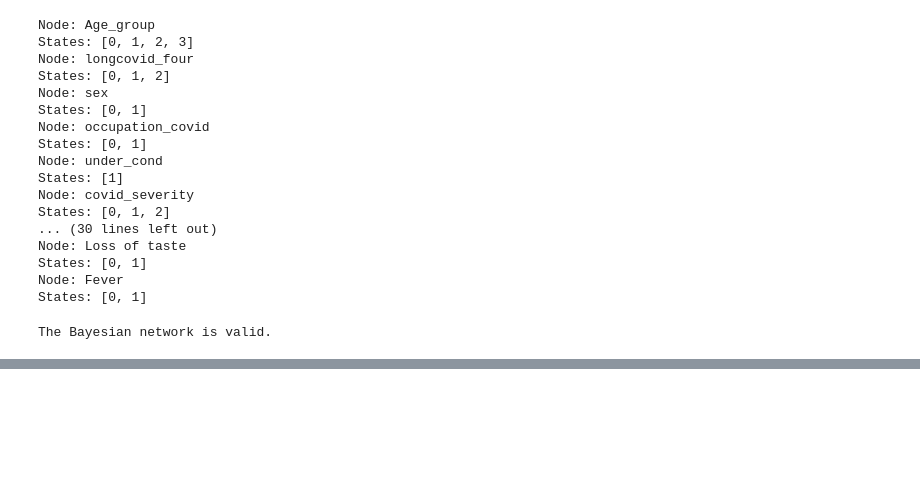
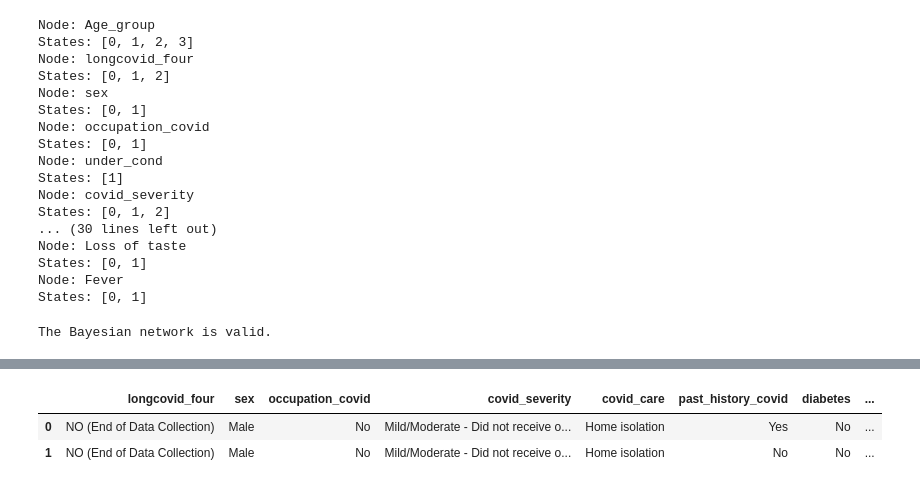
Before and after one commit to Ndelaski/Advanced-projects, a Jupyter notebook: new dataset for covid and longcovid working (2).ipynb, the cells around one changed output, grey strips where cells are left out. Saved outputs shown, nothing was run; the diff lists cells and outputs as text; code cells hidden in the pictures; blank space fills up the shorter version.

```diff
--- a/new dataset for covid and longcovid working (2).ipynb
+++ b/new dataset for covid and longcovid working (2).ipynb
@@ -1031,0 +1374,6 @@ print(accuracy)
+# %%
+longcovid_3.head(2)
+# %% [output]
+|  | longcovid_four | sex | occupation_covid | covid_severity | covid_care | past_history_covid | diabetes | ... |
+| 0 | NO (End of Data Collection) | Male | No | Mild/Moderate - Did not receive o... | Home isolation | Yes | No | ... |
+| 1 | NO (End of Data Collection) | Male | No | Mild/Moderate - Did not receive o... | Home isolation | No | No | ... |
```
Also changed, not shown: parts of 20 cells of this notebook.
